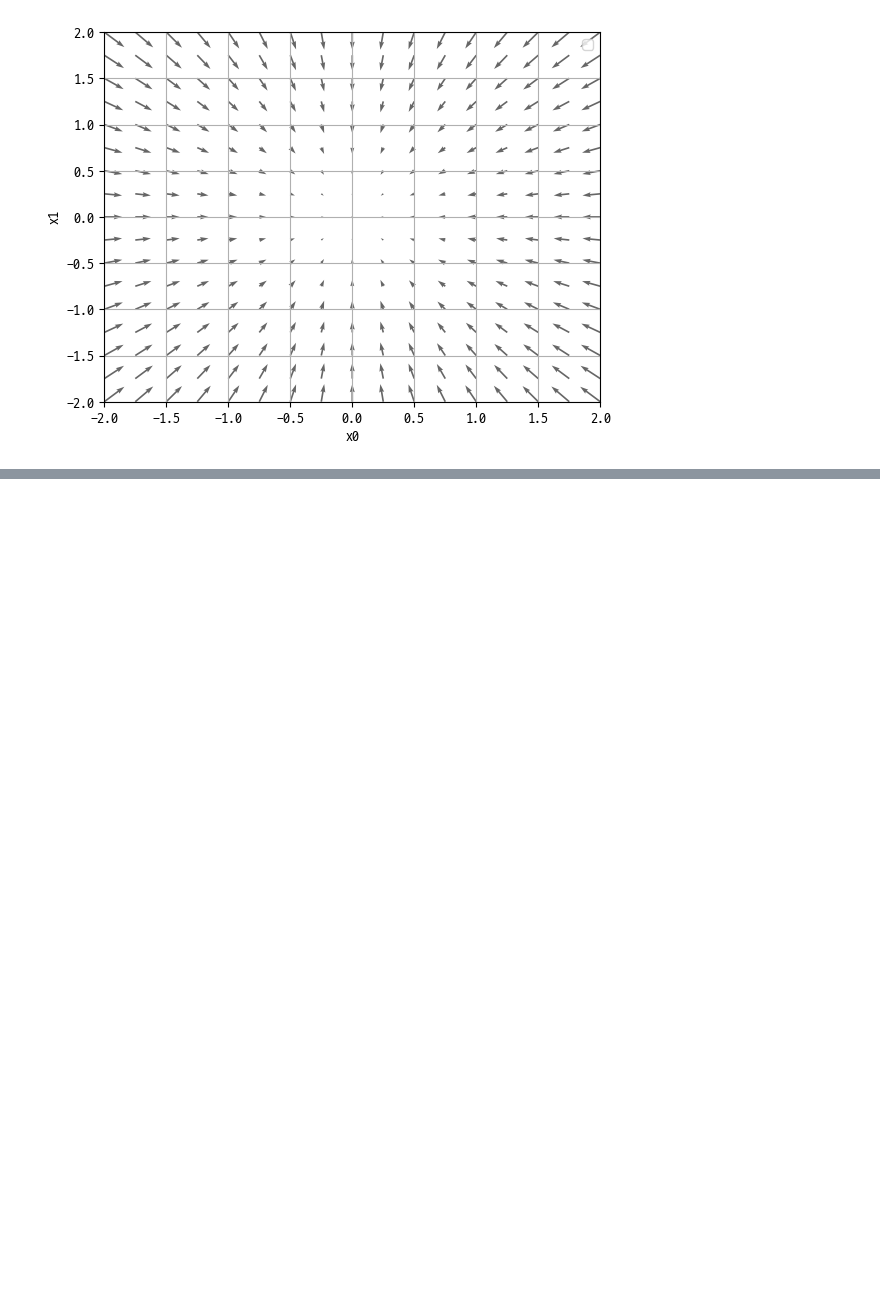
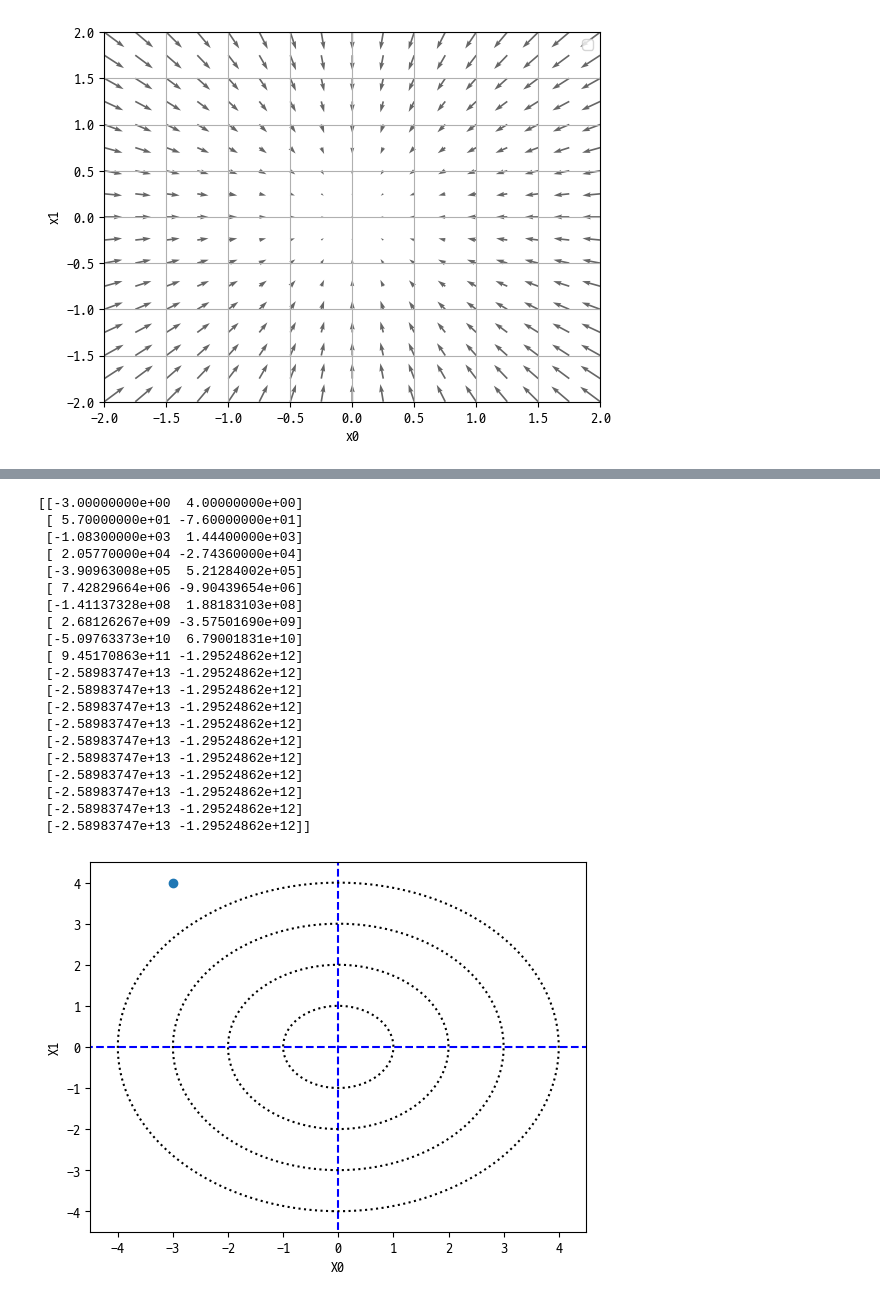
Before and after one commit to AnMyeongGyu/deep_learning_from_scratch, a Jupyter notebook: Chp4.ipynb, the cells around one changed output, grey strips where cells are left out. Cells and saved outputs as stored; diff of their text form; code cells hidden in the pictures; blank space fills up the shorter version.

```diff
--- a/Chp4.ipynb
+++ b/Chp4.ipynb
@@ -307,0 +386,70 @@ def gradient_descent(f, init_x, lr = 0.01, step_num = 100):
+# %%
+# lr= 10, init_x = -3, 4
+import numpy as np
+import matplotlib.pylab as plt
+from gradient_2d import numerical_gradient
+
+
+def gradient_descent(f, init_x, lr=0.01, step_num=100):
+    x = init_x
+    x_history = []
+
+    for i in range(step_num):
+        x_history.append( x.copy() )
+
+        grad = numerical_gradient(f, x)
+        x -= lr * grad
+
+    return x, np.array(x_history)
+
+
+def function_2(x):
+    return x[0]**2 + x[1]**2
+
+init_x = np.array([-3.0, 4.0])
+
+lr = 10
+step_num = 20
+x, x_history = gradient_descent(function_2, init_x, lr=lr, step_num=step_num)
+print(x_history)
+
+# make Contour Plot of f(x) = x0² + x1²
+plt.plot( [-5, 5], [0,0], '--b')
+plt.plot( [0,0], [-5, 5], '--b')
+plt.plot(x_history[:,0], x_history[:,1], 'o')
+
+x0 = np.linspace(-5, 5, 1000)
+x1 = np.linspace(-5, 5, 1000)
+x0, x1 = np.meshgrid(x0, x1)
+y = x0**2 + x1**2
+
+plt.contour(x0, x1, y, levels=[1,4,9,16], colors='k', linestyles='dotted')
+
+
+plt.xlim(-4.5, 4.5)
+plt.ylim(-4.5, 4.5)
+plt.xlabel("X0")
+plt.ylabel("X1")
+plt.show()
+# %% [output]
+[[-3.00000000e+00  4.00000000e+00]
+ [ 5.70000000e+01 -7.60000000e+01]
+ [-1.08300000e+03  1.44400000e+03]
+ [ 2.05770000e+04 -2.74360000e+04]
+ [-3.90963008e+05  5.21284002e+05]
+ [ 7.42829664e+06 -9.90439654e+06]
+ [-1.41137328e+08  1.88183103e+08]
+ [ 2.68126267e+09 -3.57501690e+09]
+ [-5.09763373e+10  6.79001831e+10]
+ [ 9.45170863e+11 -1.29524862e+12]
+ [-2.58983747e+13 -1.29524862e+12]
+ [-2.58983747e+13 -1.29524862e+12]
+ [-2.58983747e+13 -1.29524862e+12]
+ [-2.58983747e+13 -1.29524862e+12]
+ [-2.58983747e+13 -1.29524862e+12]
+ [-2.58983747e+13 -1.29524862e+12]
+ [-2.58983747e+13 -1.29524862e+12]
+ [-2.58983747e+13 -1.29524862e+12]
+ [-2.58983747e+13 -1.29524862e+12]
+ [-2.58983747e+13 -1.29524862e+12]]
+[figure, added]
```
Also changed, not shown: parts of 7 cells of this notebook, 11 other files.
